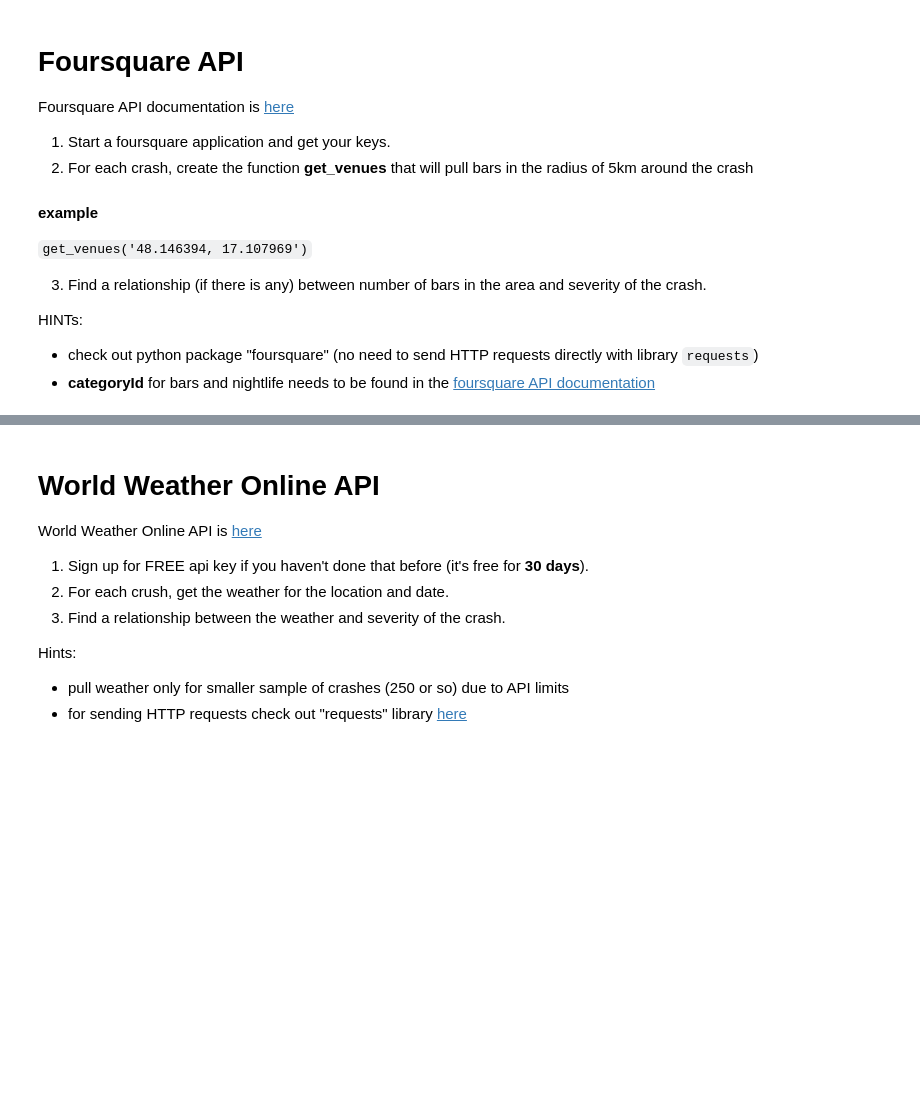
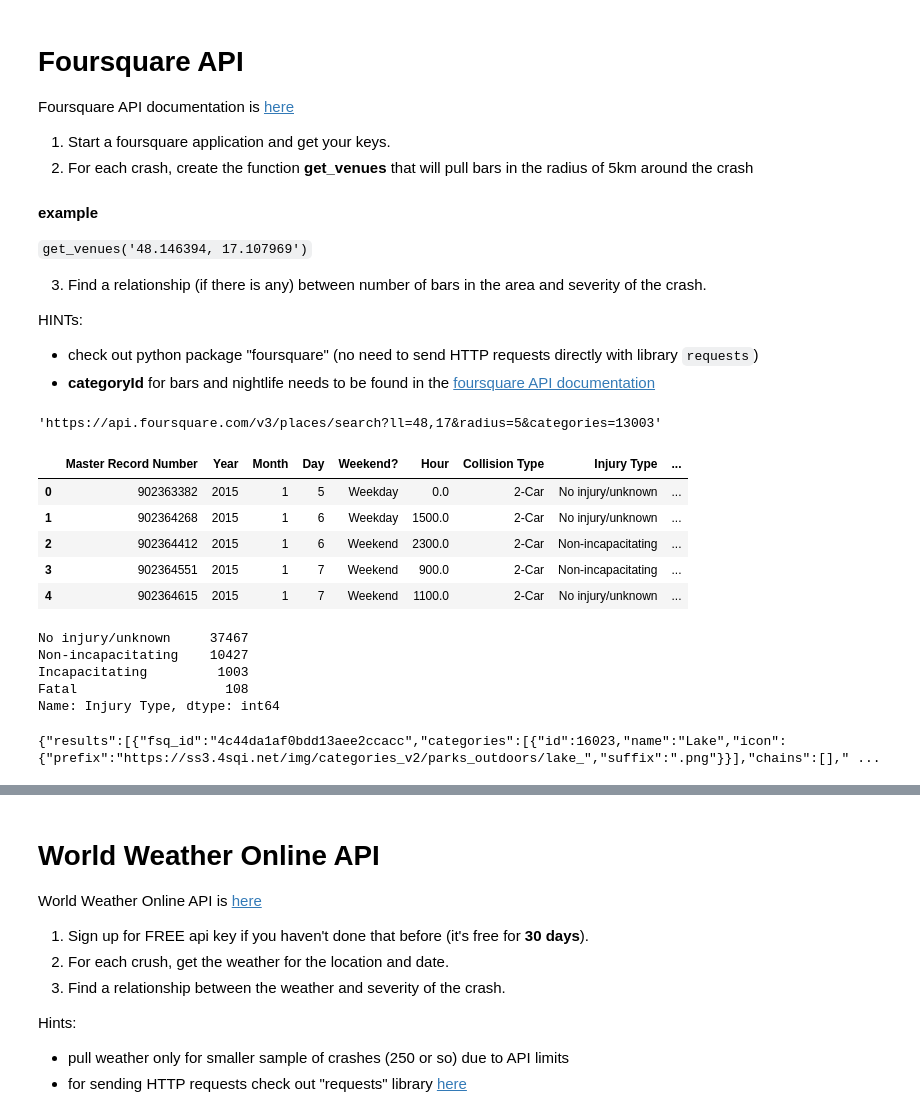
Before and after one commit to silvhua-Lighthouse/Other_data_types_exercise, a Jupyter notebook: Data_wrangling_challenge.ipynb, the cells around one changed output, grey strips where cells are left out. Drawn from its saved outputs; the diff is of its cells as text; code cells hidden in the pictures; blank space fills up the shorter version.

Commit message:
data wrangling challenge: foursquare section

```diff
--- a/Data_wrangling_challenge.ipynb
+++ b/Data_wrangling_challenge.ipynb
@@ -54,0 +61,18 @@ HINTs:
+# %%
+# 2022-10-02 10:39: Original function. No longer needed.
+def get_venues(coordinates,category='13003',radius=5):
+    """Parameters:
+    - Coordinates: (string) Latitude and longitude, separated by a comma.
+    - Category: (string, optional) Category of place. If blank default is 13003 for
+    'Dining and Drinking > Bar'
+    - Radius: (integer, optional) Radius of search results.
+    """
+    radius = int(radius)
+    urlAppend = f'?ll={coordinates}&radius={radius}&categories={category}'
+    search_URL = "https://api.foursquare.com/v3/places/search"+urlAppend
+
+    return search_URL
+
+get_venues('48,17')
+# %% [output]
+'https://api.foursquare.com/v3/places/search?ll=48,17&radius=5&categories=13003'
@@ -55,2 +107,23 @@ HINTs:
+# %%
+# Add searchURL to dataframe
+# data['foursquareURL'] = str(get_venues(data['ll']))
+data.head(5)
+# 2022-10-02 20:09: Turns out that search URL becomes a weird data type when retrieved from the DF, so I removed it.
+# %% [output]
+|  | Master Record Number | Year | Month | Day | Weekend? | Hour | Collision Type | Injury Type | ... |
+| 0 | 902363382 | 2015 | 1 | 5 | Weekday | 0.0 | 2-Car | No injury/unknown | ... |
+| 1 | 902364268 | 2015 | 1 | 6 | Weekday | 1500.0 | 2-Car | No injury/unknown | ... |
+| 2 | 902364412 | 2015 | 1 | 6 | Weekend | 2300.0 | 2-Car | Non-incapacitating | ... |
+| 3 | 902364551 | 2015 | 1 | 7 | Weekend | 900.0 | 2-Car | Non-incapacitating | ... |
+| 4 | 902364615 | 2015 | 1 | 7 | Weekend | 1100.0 | 2-Car | No injury/unknown | ... |
+# %%
+# See what injury types there are
+data['Injury Type'].value_counts()
+# %% [output]
+No injury/unknown     37467
+Non-incapacitating    10427
+Incapacitating         1003
+Fatal                   108
+Name: Injury Type, dtype: int64
 # %%
 #set the keys
@@ -58,0 +133,12 @@ foursquare_secret = os.environ[""]
+# %%
+
+url = "https://api.foursquare.com/v3/places/search"
+
+headers = {
+    "Accept": "application/json",
+    "Authorization": apiKey
+}
+
+# response = requests.request("GET", url, headers=headers)
+# %% [output]
+{"results":[{"fsq_id":"4c44da1af0bdd13aee2ccacc","categories":[{"id":16023,"name":"Lake","icon":{"prefix":"https://ss3.4sqi.net/img/categories_v2/parks_outdoors/lake_","suffix":".png"}}],"chains":[]," ...
```
Also changed, not shown: parts of 20 cells of this notebook.
